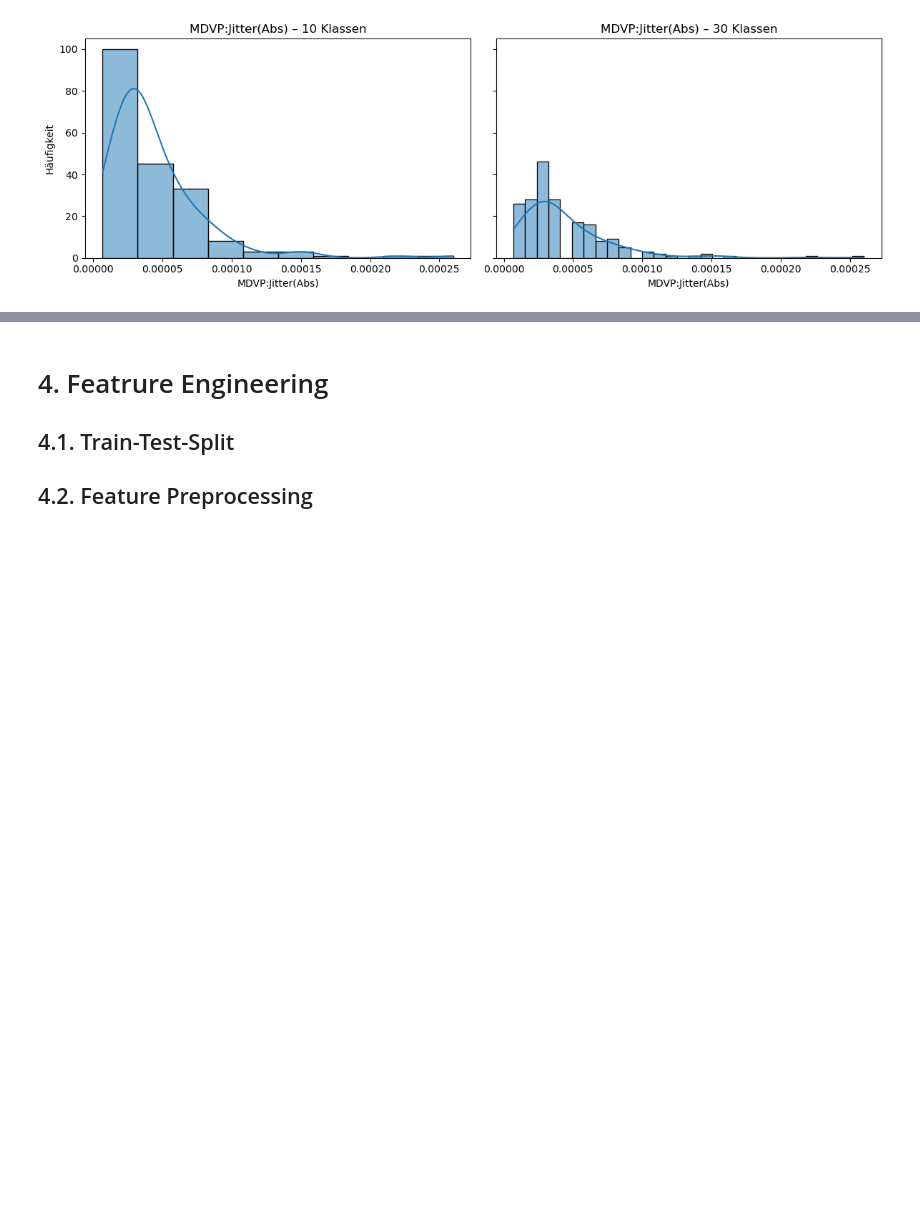
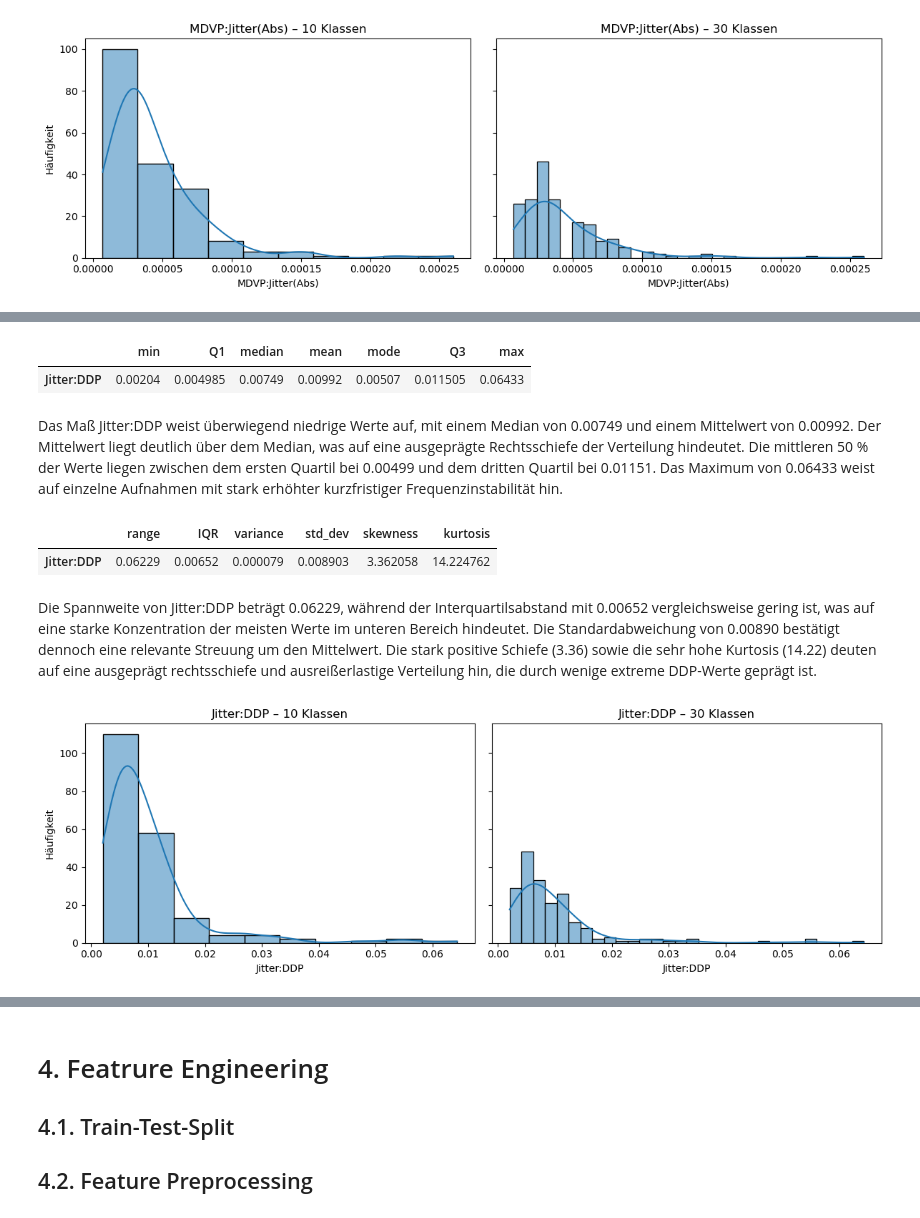
Before and after one commit to annikavanrooijen/Parkinson-Detection, a Jupyter notebook: Semesterprojekt.ipynb, the cells around one changed output, grey strips where cells are left out. Drawn from its saved outputs; the diff is of its cells as text; code cells hidden in the pictures; blank space fills up the shorter version.

```diff
--- a/Semesterprojekt.ipynb
+++ b/Semesterprojekt.ipynb
@@ -607,0 +568,18 @@ Beschreiben Streuung und Form der Frequenzvariation
+# %%
+lagemasse(df["Jitter:DDP"])
+# %% [output]
+|  | min | Q1 | median | mean | mode | Q3 | max |
+| Jitter:DDP | 0.00204 | 0.004985 | 0.00749 | 0.00992 | 0.00507 | 0.011505 | 0.06433 |
+# %% [markdown]
+Das Maß Jitter:DDP weist überwiegend niedrige Werte auf, mit einem Median von 0.00749 und einem Mittelwert von 0.00992. Der Mittelwert liegt deutlich über dem Median, was auf eine ausgeprägte Rechtsschiefe der Verteilung hindeutet. Die mittleren 50 % der Werte liegen zwischen dem ersten Quartil bei 0.00499 und dem dritten Quartil bei 0.01151. Das Maximum von 0.06433 weist auf einzelne Aufnahmen mit stark erhöhter kurzfristiger Frequenzinstabilität hin.
+# %%
+streumasse(df["Jitter:DDP"])
+# %% [output]
+|  | range | IQR | variance | std_dev | skewness | kurtosis |
+| Jitter:DDP | 0.06229 | 0.00652 | 0.000079 | 0.008903 | 3.362058 | 14.224762 |
+# %% [markdown]
+Die Spannweite von Jitter:DDP beträgt 0.06229, während der Interquartilsabstand mit 0.00652 vergleichsweise gering ist, was auf eine starke Konzentration der meisten Werte im unteren Bereich hindeutet. Die Standardabweichung von 0.00890 bestätigt dennoch eine relevante Streuung um den Mittelwert. Die stark positive Schiefe (3.36) sowie die sehr hohe Kurtosis (14.22) deuten auf eine ausgeprägt rechtsschiefe und ausreißerlastige Verteilung hin, die durch wenige extreme DDP-Werte geprägt ist.
+# %%
+plot_histogram_comparison(df, 'Jitter:DDP', 10, 30)
+# %% [output]
+[figure, added]
```
Also changed, not shown: parts of 108 cells of this notebook.
